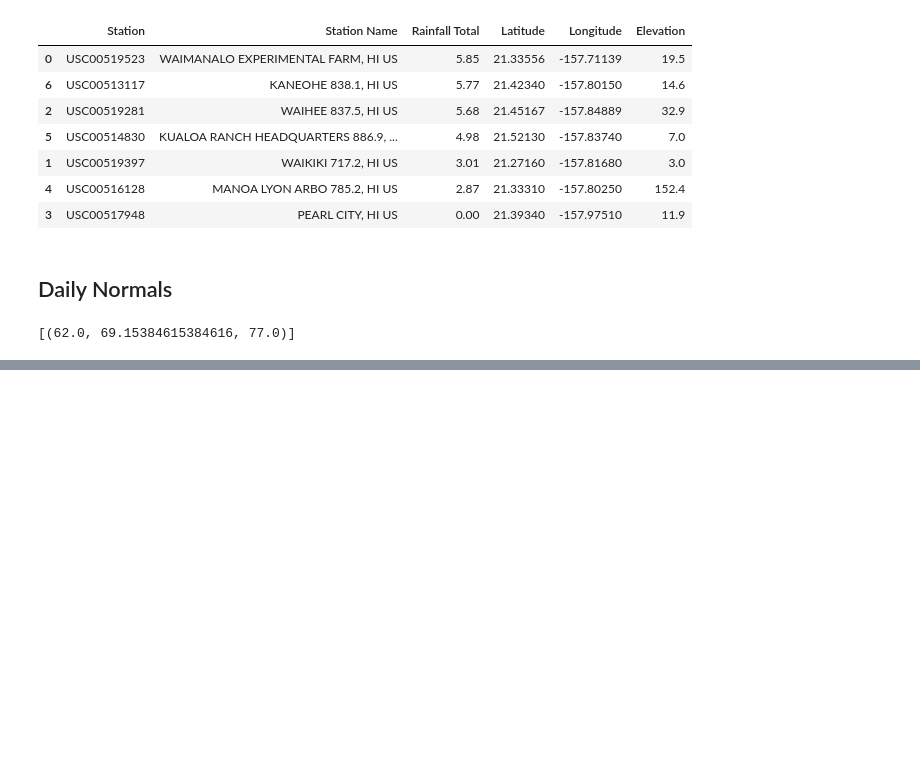
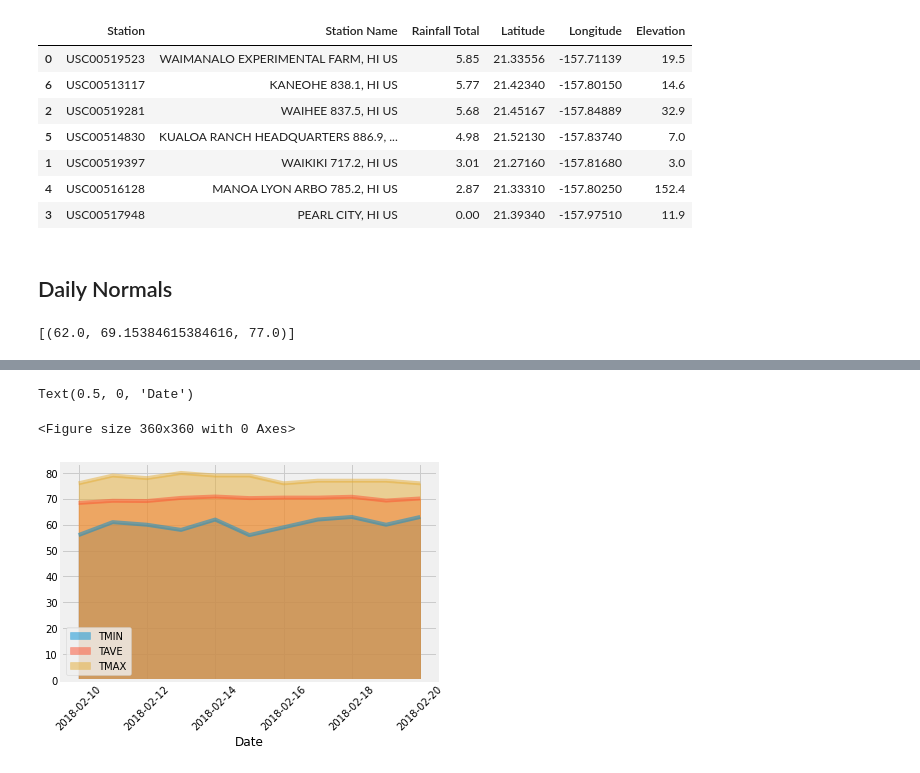
Before and after one commit to JeniLam/SQLAlchemy_Challenge, a Jupyter notebook: climate_starter.ipynb, the cells around one changed output, grey strips where cells are left out. Drawn from its saved outputs; the diff is of its cells as text; code cells hidden in the pictures; blank space fills up the shorter version.

Commit message:
Adds final code for Daily Normals

```diff
--- a/climate_starter.ipynb
+++ b/climate_starter.ipynb
@@ -461,7 +459,4 @@ date_list
 # %%
-
-# dt_dates = []
-# for date in date_range:
-#     datetime.strptime(date, "%Y-%m-%d")
-#     dt_dates.append(date)
-# dt_dates
+# # convert range into datetime.date object
+date_obj = [datetime.strptime(date, "%Y-%m-%d") for date in date_range]
+date_obj
@@ -468,9 +475,7 @@ date_list
 # %%
 # Stip off the year and save a list of %m-%d strings
 # https://docs.python.org/3/library/datetime.html#strftime-and-strptime-behavior
-month_day = []
-for date in date_list:
-    datetime.strftime('%m-%d')
-    month_day.append(date)
+# https://stackoverflow.com/questions/50054195/attributeerror-module-datetime-has-no-attribute-strftime
+month_day = [date.strftime("%m-%d") for date in date_obj]
 month_day
 # %% [output]
@@ -479,5 +494,5 @@ TypeError: descriptor 'strftime' requires a 'datetime.date' object but received
 # Loop through the list of %m-%d strings and calculate the normals for each date
 normals = []
 for day in month_day:
-    normals.append(daily_normals(day))
+    normals.append(*daily_normals(day))
 normals
@@ -484,3 +511,4 @@ normals
 # %%
 # Load the previous query results into a Pandas DataFrame and add the `trip_dates` range as the `date` index
-normals_df = pd.DataFrame(normals, columms = ['TMIN', 'TAVE', 'TMAX'], index=[month_day])
+normals_df = pd.DataFrame(normals, index=[*date_range],columns = ['TMIN', 'TAVE', 'TMAX'])
+normals_df
@@ -487,3 +528,9 @@ normals_df = pd.DataFrame(normals, columms = ['TMIN', 'TAVE', 'TMAX'], index=[mo
 # %%
 # Plot the daily normals as an area plot with `stacked=False`
-normals_df.plot(kind='area', stacked=False)
+plt.figure(figsize = (5,5))
+normals_df.plot(kind='area',stacked=False, alpha =.5, rot=45)
+plt.xlabel('Date')
+# %% [output]
+Text(0.5, 0, 'Date')
+<Figure size 360x360 with 0 Axes>
+[figure, added]
```
Also changed, not shown: parts of 9 cells of this notebook.
